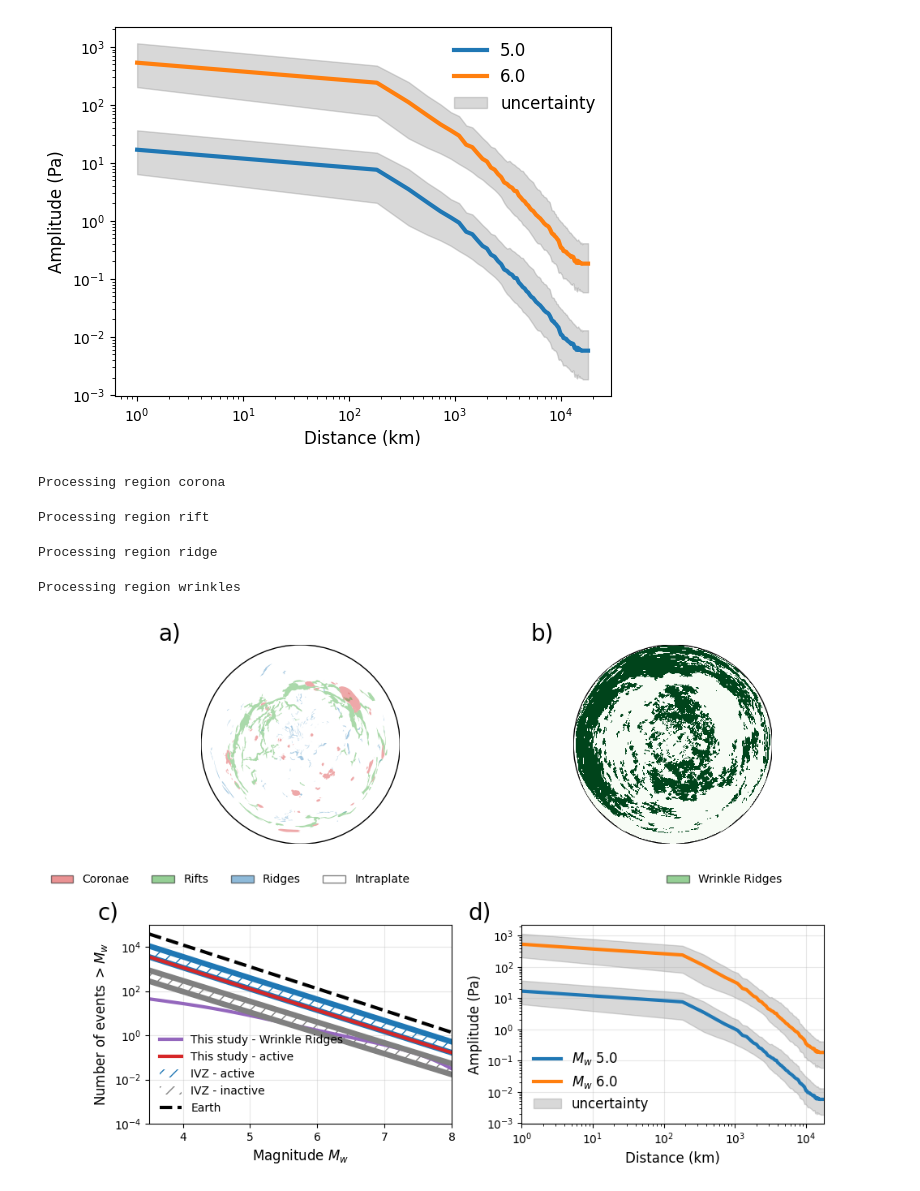
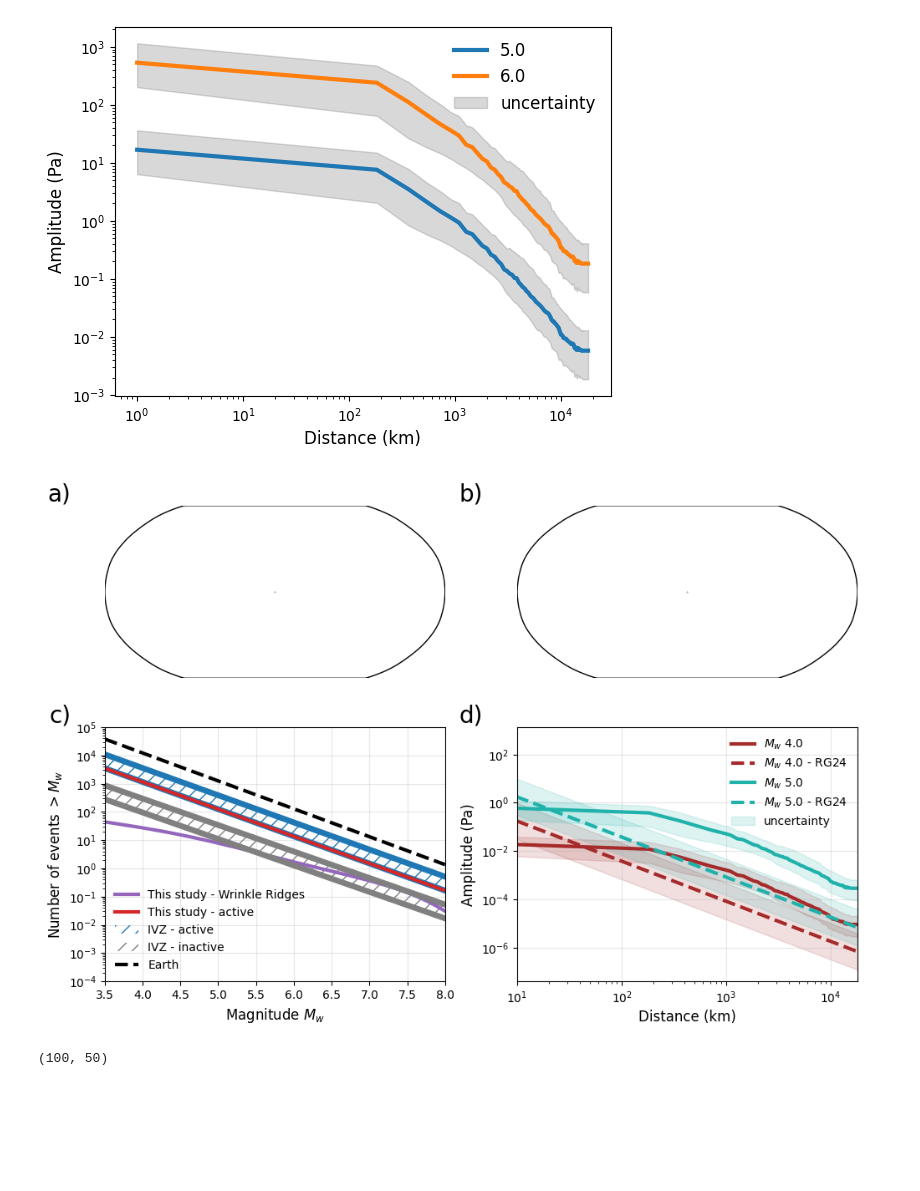
Before and after one commit to QuentinBrissaud/Venus_Detectability, a Jupyter notebook: create_Figure1.ipynb, the cells around one changed output. Cells and saved outputs as stored; diff of their text form; code cells hidden in the pictures; blank space fills up the shorter version.

```diff
--- a/create_Figure1.ipynb
+++ b/create_Figure1.ipynb
@@ -61,24 +61,14 @@ ax = fig.add_subplot(grid[0, 0])
 m = Basemap(projection='robin', lon_0=0, ax=ax)
 #m = Basemap(projection='aeqd', lon_0 = 0, lat_0 = 90., ax=ax)
 m.scatter(0., 0., latlon=True, s=0.1)
-pm.plot_regions(m, ax, VENUS_tectonic, use_active_corona=True, plot_lines=True)
+#pm.plot_regions(m, ax, VENUS_tectonic, use_active_corona=True, plot_lines=True)
 ax.text(-0.1, 1., 'a)', fontsize=fontsize_label, ha='right', va='bottom', transform=ax.transAxes)
-
-x_axis = np.random.uniform(0, 1)
-y_axis = np.random.uniform(0, 1)
-
-# Plot a vertical line (representing the balloon string) in axis coordinates
-ax.plot([x_axis, x_axis], [y_axis, y_axis - 0.05], color='k', linewidth=2, transform=ax.transAxes)
-
-# Plot an ellipse (representing the balloon itself) in axis coordinates
-ellipse = Ellipse((x_axis, y_axis), width=0.05, height=0.03, edgecolor='blue', facecolor='cyan', lw=2, transform=ax.transAxes)
-ax.add_patch(ellipse)
 
 ax = fig.add_subplot(grid[0, 1])
 m = Basemap(projection='robin', lon_0=0, ax=ax)
 #m = Basemap(projection='aeqd', lon_0 = 0, lat_0 = 80., ax=ax)
 m.scatter(0., 0., latlon=True, s=0.1)
-pm.plot_regions(m, ax, VENUS_wrinkles, use_active_corona=True, plot_lines=True)
+#pm.plot_regions(m, ax, VENUS_wrinkles, use_active_corona=True, plot_lines=True)
 ax.text(-0.1, 1., 'b)', fontsize=fontsize_label, ha='right', va='bottom', transform=ax.transAxes)
 
 ax = fig.add_subplot(grid[1, 0])
@@ -111,44 +101,57 @@ for iscenario, scenario in enumerate(scenarios):
     if scenario == selected_scenario:
         ax.plot(mw, rate, color='tab:red', linewidth=3., label=f'This study - {" ".join(scenario.split("_")[0:1])}')
 
 slope_earth, intercept_earth = -0.6590366497863146, 14.005110447994516
 ax.plot(mw, rate_from_slope(mw, slope_earth, intercept_earth), color='black', linestyle='--', linewidth=3., label='Earth')
 ax.grid(alpha=0.3)
 ax.set_yscale('log')
 ax.legend(frameon=False, loc='lower left', ncol=1)
 ax.set_xlabel('Magnitude $M_w$', fontsize=12.)
 ax.set_ylabel('Number of events $> M_w$', fontsize=12.)
 ax.set_ylim([1e-4, 1e5])
 ax.set_xlim([mw.min(), mw.max()])
 ax.text(-0.1, 1., 'c)', fontsize=fontsize_label, ha='right', va='bottom', transform=ax.transAxes)
 
 ax = fig.add_subplot(grid[1, 1])
+periods = np.logspace(-2, 1)
+rho0=67.
+rhob=2.792
+cb=304.
+density_ratio = rhob*cb*np.sqrt(rho0/(rhob))
+model_empirical = lambda mw, t, d: density_ratio*t*10**(mw-3.3-1.66*np.log10(np.degrees(d)))
 dists = np.linspace(1., 18e3, 100)
-mags = [5., 6.]
-noise_level = 5e-2
+mags = [4., 5.]
+noise_level = 1.
+colors = ['brown', 'lightseagreen']
 for imag, mag in enumerate(mags):
     label = dict()
     if imag == len(mags)-1:
         label['label'] = 'uncertainty'
-    ax.plot(dists, TL_new(dists, mag)/noise_level, label=f'$M_w$ {mag}', linewidth=3.)
-    ax.fill_between(dists, TL_new_qmin(dists, mag)/noise_level, TL_new_qmax(dists, mag)/noise_level, color='grey', alpha=0.3, **label)
+    ax.plot(dists, TL_new(dists, mag)/noise_level, label=f'$M_w$ {mag}', linewidth=3, color=colors[imag])
+    ax.fill_between(dists, TL_new_qmin(dists, mag)/noise_level, TL_new_qmax(dists, mag)/noise_level, color=colors[imag], alpha=0.15)
+
+    PP, DD = np.meshgrid(periods, dists)
+    amps_empirical = model_empirical(mag, PP, DD)
+    ax.plot(dists, np.quantile(amps_empirical, axis=1, q=0.5)/noise_level, label=f'$M_w$ {mag} - RG24', linewidth=3., linestyle='--', color=colors[imag])
+    ax.fill_between(dists, np.quantile(amps_empirical, axis=1, q=0.25)/noise_level, np.quantile(amps_empirical, axis=1, q=0.75)/noise_level, color=colors[imag], alpha=0.15, **label)
+
 
 ax.set_yscale('log')
 ax.set_xscale('log')
 ax.set_xlabel('Distance (km)', fontsize=12.)
 ax.set_ylabel('Amplitude (Pa)', fontsize=12.)
 ax.grid(alpha=0.3)
-ax.legend(frameon=False, fontsize=12.)
-ax.set_xlim([dists.min(), dists.max()])
+ax.legend(frameon=False, )
+ax.set_xlim([10., dists.max()])
 ax.text(-0.1, 1., 'd)', fontsize=fontsize_label, ha='right', va='bottom', transform=ax.transAxes)
 
 fig.tight_layout()
 # %% [output]
-Processing region corona
-Processing region rift
-Processing region ridge
-Processing region wrinkles
-[figure, old version]
+[figure, new version]
+# %%
+amps_empirical.shape
+# %% [output]
+(100, 50)
 # %%
 fig.savefig('./figures/Figure_1_seismicity.pdf')
 # %%
```
Also changed, not shown: parts of 1 cell of this notebook, 1 other file.
